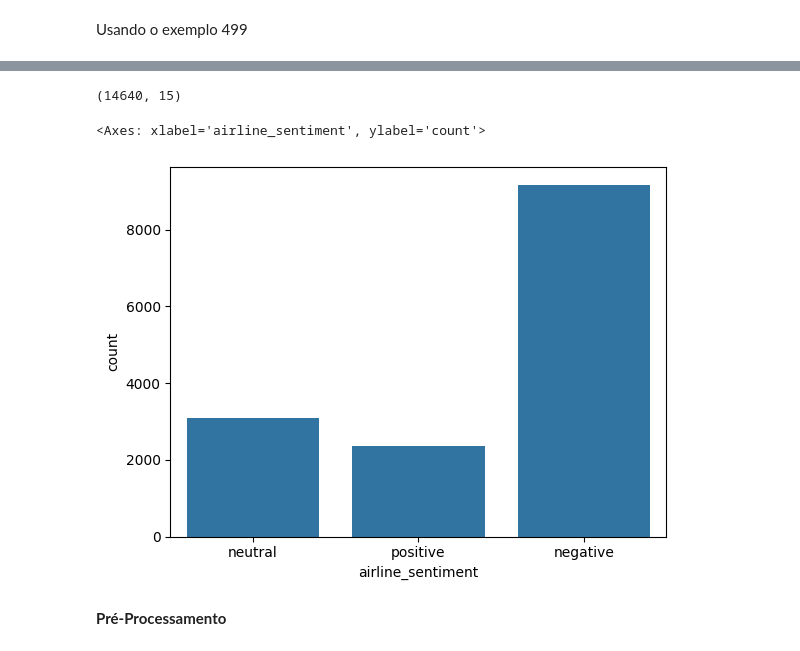
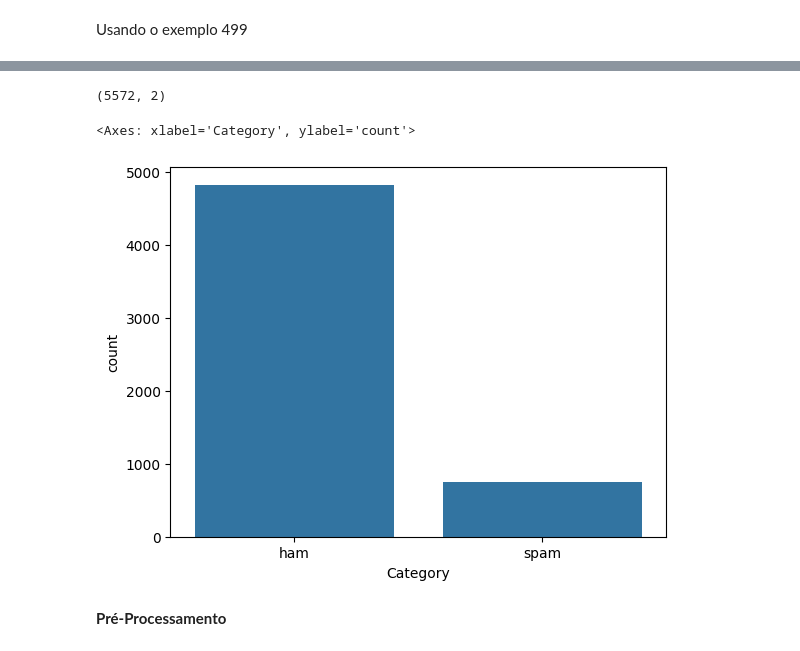
Before and after one commit to LuirysN/MLP-X-XGBoost-COM-DADOS-DESBALANCEADOS, a Jupyter notebook: dataset spam/mlp/1- mlp_imbalanced.ipynb, the cells around one changed output, grey strips where cells are left out. Cells and saved outputs as stored; diff of their text form; code cells hidden in the pictures.

Commit message:
treinando mlp com a base spam

```diff
--- a/dataset spam/mlp/1- mlp_imbalanced.ipynb
+++ b/dataset spam/mlp/1- mlp_imbalanced.ipynb
@@ -93,7 +43,7 @@ from tensorflow.keras.models import Sequential
 from tensorflow.keras.layers import Dense, Dropout
 from sklearn.feature_extraction.text import TfidfVectorizer
 # %%
-df = pd.read_csv('../Tweets.csv')
+df = pd.read_csv('../spam.csv')
 # %%
 df.head()
 # %% [output]
@@ -106,12 +56,12 @@ df.head()
 # %%
 df.shape
 # %% [output]
-(14640, 15)
+(5572, 2)
 # %%
-sns.countplot(x='airline_sentiment', data = df)
+sns.countplot(x='Category', data = df)
 # %% [output]
-<Axes: xlabel='airline_sentiment', ylabel='count'>
+<Axes: xlabel='Category', ylabel='count'>
-[figure, old version]
+[figure, new version]
 # %% [markdown]
 **Pré-Processamento**
 # %%
```
Also changed, not shown: parts of 21 cells of this notebook.
